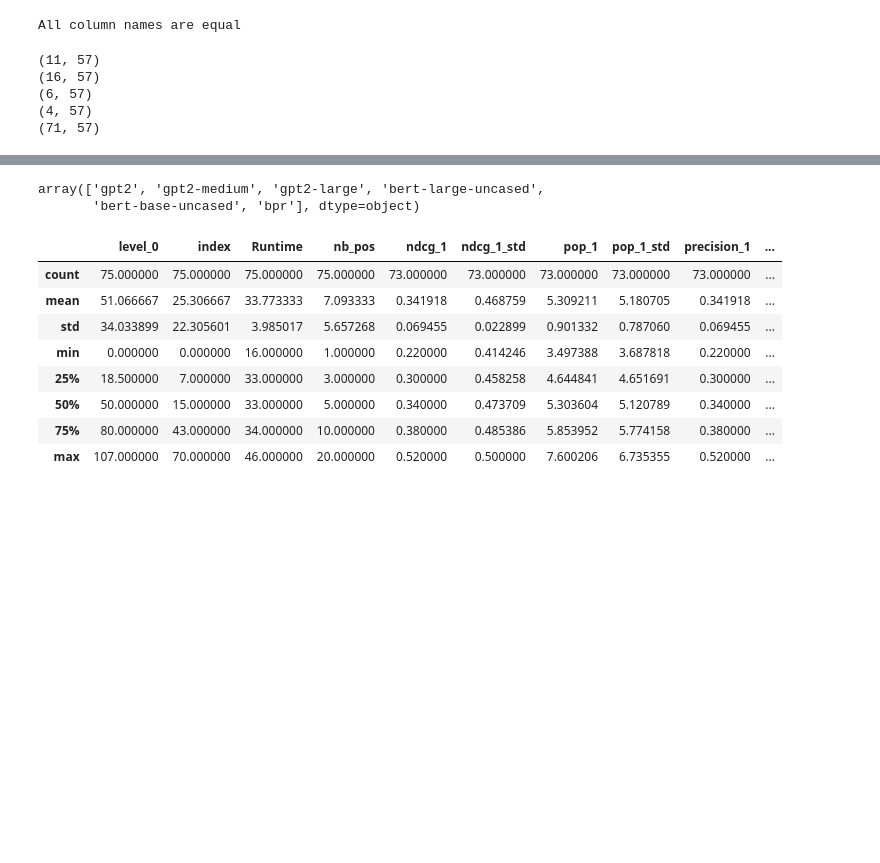
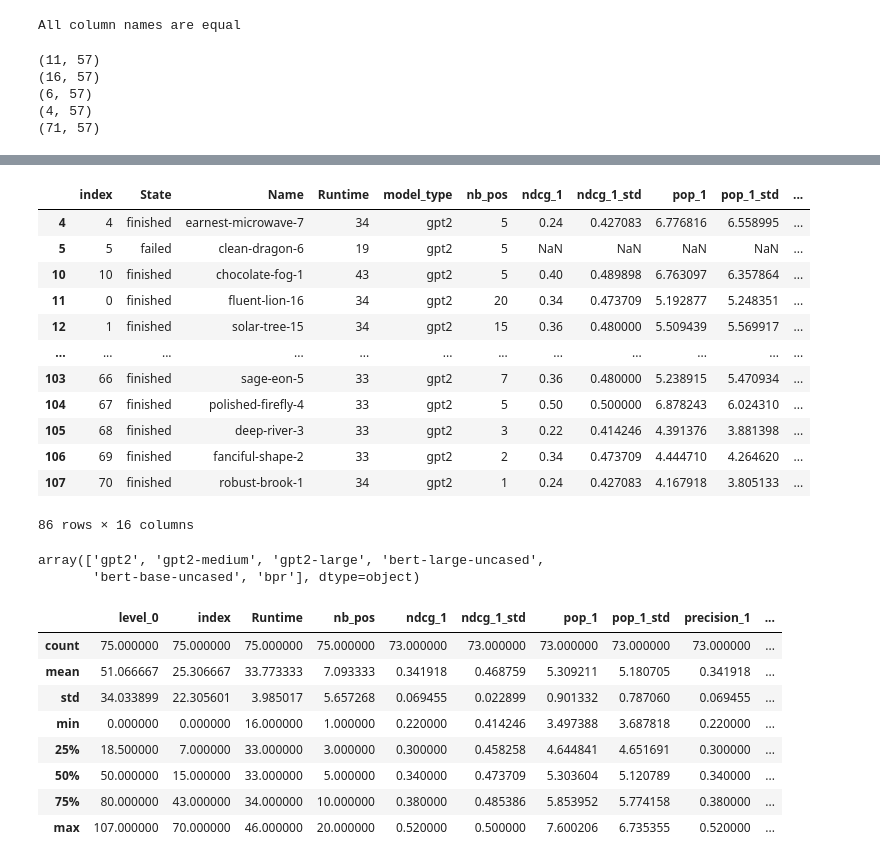
Before and after one commit to JurajkoDS/Exp_Des, a Jupyter notebook: visualisations_markus.ipynb, the cells around one changed output, grey strips where cells are left out. Saved outputs shown, nothing was run; the diff lists cells and outputs as text; code cells hidden in the pictures; blank space fills up the shorter version.

```diff
--- a/visualisations_markus.ipynb
+++ b/visualisations_markus.ipynb
@@ -67,6 +67,23 @@ data_filtered = merged_data[['State','Name', 'Runtime', 'model_type', 'nb_pos',
 data_filtered = data_filtered.reset_index()
 data_filtered_gpt2 = data_filtered[data_filtered['model_type'] == 'gpt2']
 data_filtered_gpt2 = data_filtered_gpt2.reset_index()
+# %%
+data_filtered_prompt_id_0 = data_filtered[data_filtered['prompt_id'] == 0]
+data_filtered_prompt_id_0
+# %% [output]
+|  | index | State | Name | Runtime | model_type | nb_pos | ndcg_1 | ndcg_1_std | pop_1 | pop_1_std | ... |
+| 4 | 4 | finished | earnest-microwave-7 | 34 | gpt2 | 5 | 0.24 | 0.427083 | 6.776816 | 6.558995 | ... |
+| 5 | 5 | failed | clean-dragon-6 | 19 | gpt2 | 5 | NaN | NaN | NaN | NaN | ... |
+| 10 | 10 | finished | chocolate-fog-1 | 43 | gpt2 | 5 | 0.40 | 0.489898 | 6.763097 | 6.357864 | ... |
+| 11 | 0 | finished | fluent-lion-16 | 34 | gpt2 | 20 | 0.34 | 0.473709 | 5.192877 | 5.248351 | ... |
+| 12 | 1 | finished | solar-tree-15 | 34 | gpt2 | 15 | 0.36 | 0.480000 | 5.509439 | 5.569917 | ... |
+| ... | ... | ... | ... | ... | ... | ... | ... | ... | ... | ... | ... |
+| 103 | 66 | finished | sage-eon-5 | 33 | gpt2 | 7 | 0.36 | 0.480000 | 5.238915 | 5.470934 | ... |
+| 104 | 67 | finished | polished-firefly-4 | 33 | gpt2 | 5 | 0.50 | 0.500000 | 6.878243 | 6.024310 | ... |
+| 105 | 68 | finished | deep-river-3 | 33 | gpt2 | 3 | 0.22 | 0.414246 | 4.391376 | 3.881398 | ... |
+| 106 | 69 | finished | fanciful-shape-2 | 33 | gpt2 | 2 | 0.34 | 0.473709 | 4.444710 | 4.264620 | ... |
+| 107 | 70 | finished | robust-brook-1 | 34 | gpt2 | 1 | 0.24 | 0.427083 | 4.167918 | 3.805133 | ... |
+86 rows × 16 columns
 # %%
 data_filtered['MAP@1'] = data_filtered['precision_1'] / data_filtered.shape[0] * 100
 # %%
```
Also changed, not shown: parts of 1 cell of this notebook.
